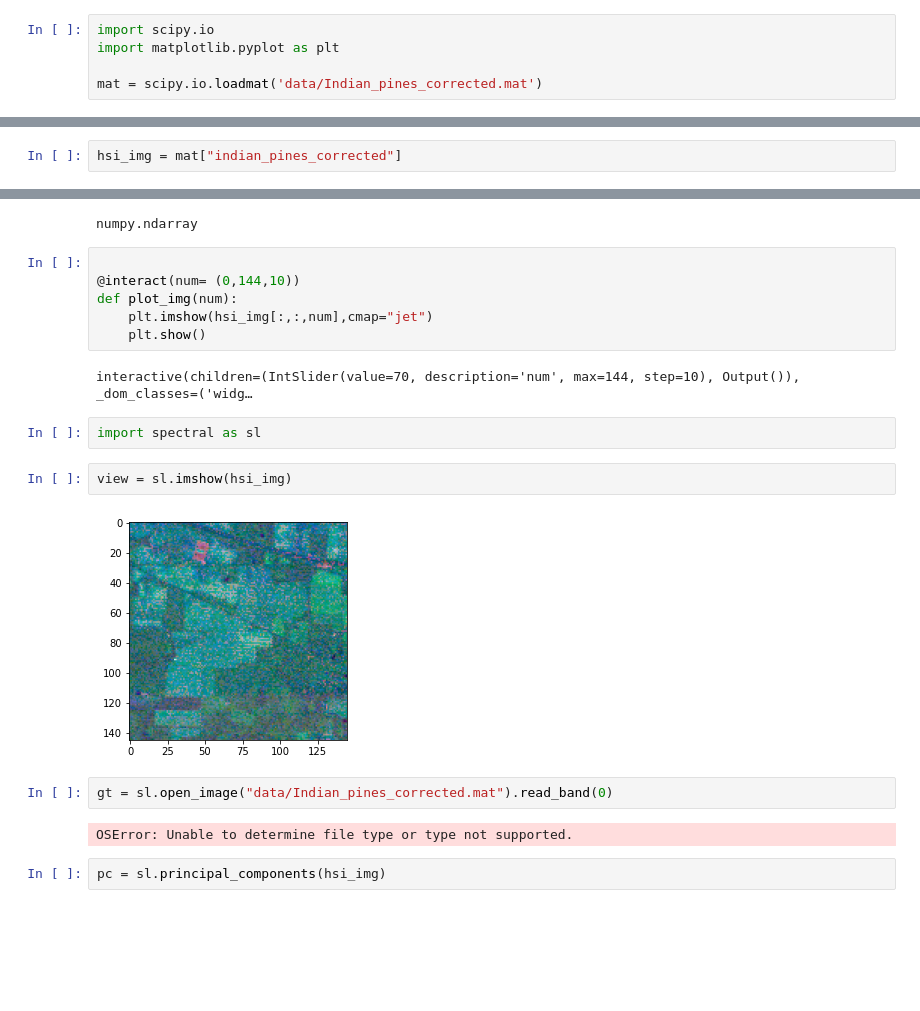
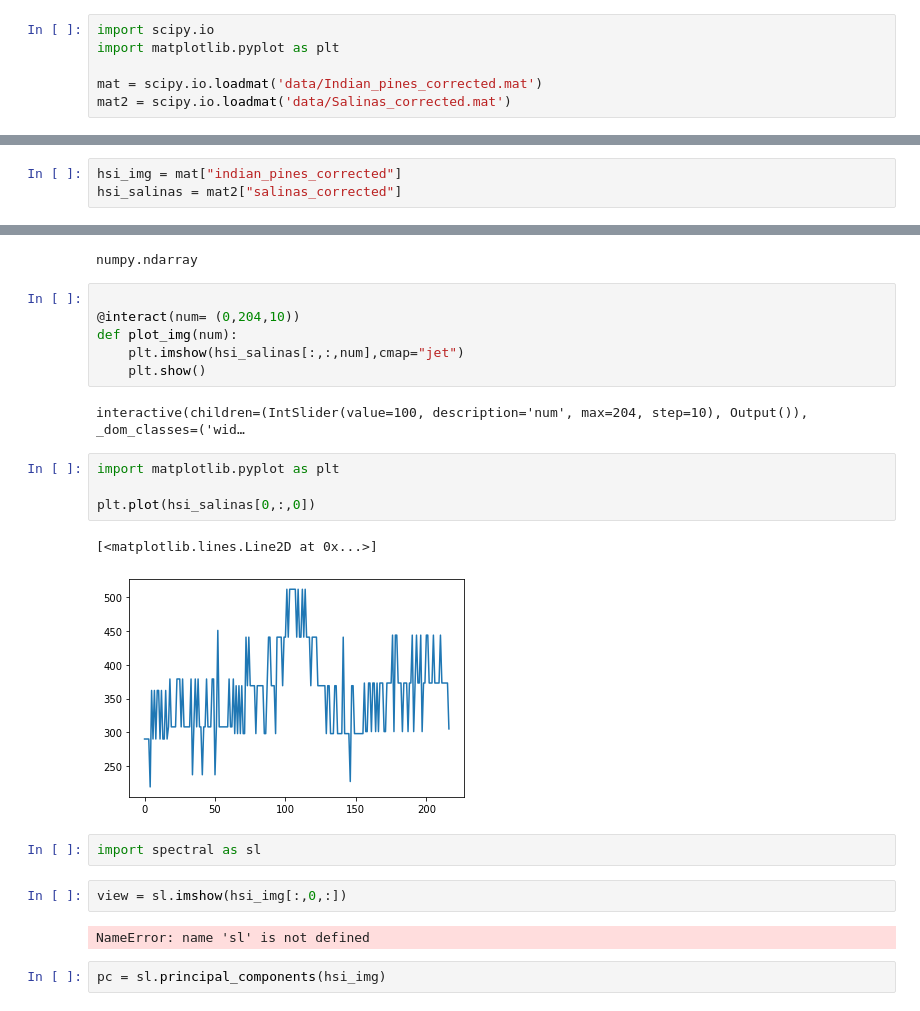
Before and after one commit to ieferreira/geological-menagerie, a Jupyter notebook: HyperspectralImages/00-spectral-visualization.ipynb, the cells around one changed output, grey strips where cells are left out. Saved outputs shown, nothing was run; the diff lists cells and outputs as text; blank space fills up the shorter version.

Commit message:
added plot along spectral dims

```diff
--- a/HyperspectralImages/00-spectral-visualization.ipynb
+++ b/HyperspectralImages/00-spectral-visualization.ipynb
@@ -3,12 +3,14 @@ import scipy.io
 import matplotlib.pyplot as plt
 
 mat = scipy.io.loadmat('data/Indian_pines_corrected.mat')
+mat2 = scipy.io.loadmat('data/Salinas_corrected.mat')
 # %%
 type(mat)
 # %% [output]
 dict
 # %%
 hsi_img = mat["indian_pines_corrected"]
+hsi_salinas = mat2["salinas_corrected"]
 # %%
 hsi_img.shape
 # %% [output]
@@ -43,22 +45,25 @@ type(mat["indian_pines_corrected"])
 numpy.ndarray
 # %%
 
-@interact(num= (0,144,10))
+@interact(num= (0,204,10))
 def plot_img(num):
-    plt.imshow(hsi_img[:,:,num],cmap="jet")
+    plt.imshow(hsi_salinas[:,:,num],cmap="jet")
     plt.show()
 # %% [output]
-interactive(children=(IntSlider(value=70, description='num', max=144, step=10), Output()), _dom_classes=('widg…
+interactive(children=(IntSlider(value=100, description='num', max=204, step=10), Output()), _dom_classes=('wid…
+# %%
+import matplotlib.pyplot as plt
+
+plt.plot(hsi_salinas[0,:,0])
+# %% [output]
+[<matplotlib.lines.Line2D at 0x...>]
+[figure, added]
 # %%
 import spectral as sl
 # %%
-view = sl.imshow(hsi_img)
+view = sl.imshow(hsi_img[:,0,:])
 # %% [output]
-[figure, removed]
+NameError: name 'sl' is not defined
-# %%
-gt = sl.open_image("data/Indian_pines_corrected.mat").read_band(0)
-# %% [output]
-OSError: Unable to determine file type or type not supported.
 # %%
 pc = sl.principal_components(hsi_img)
 # %%
```
Also changed, not shown: parts of 2 cells of this notebook.
